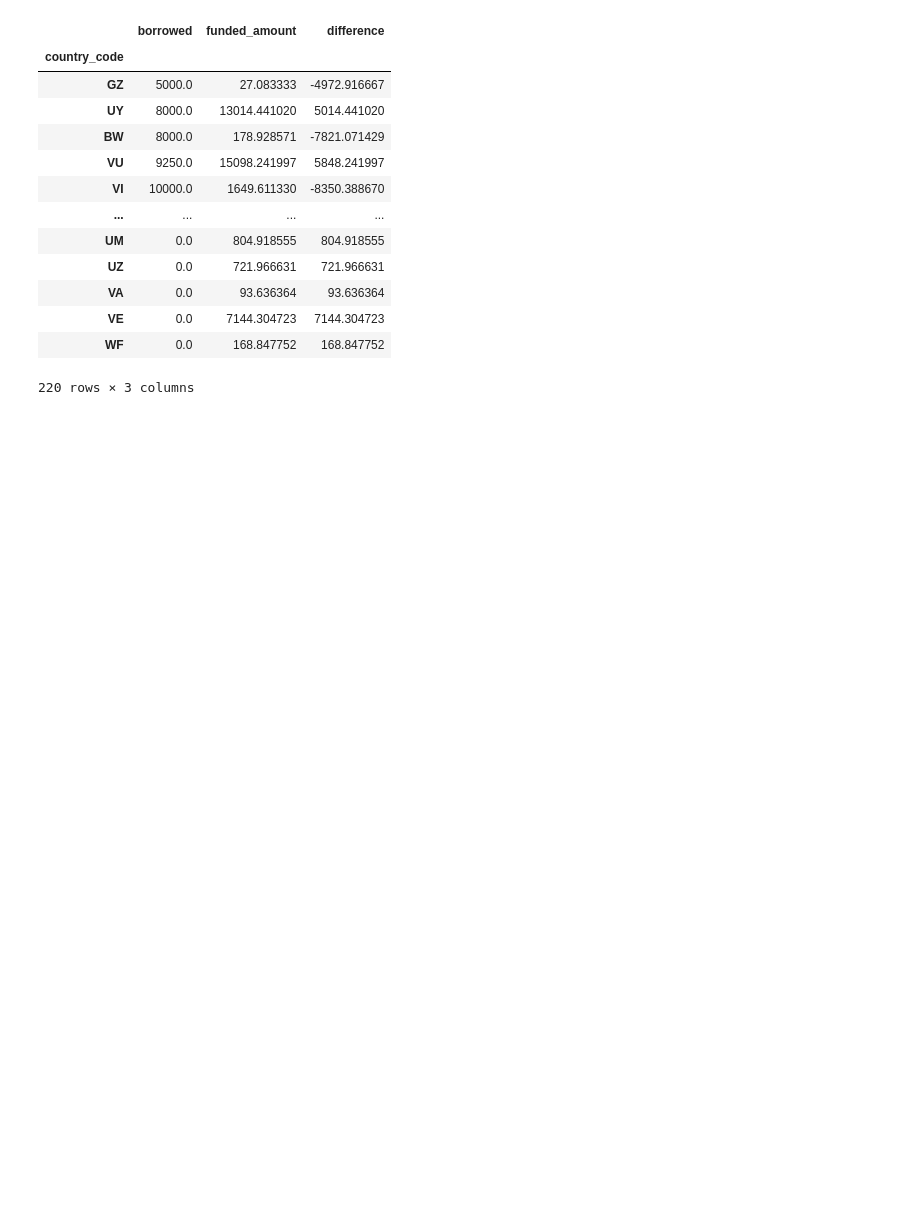
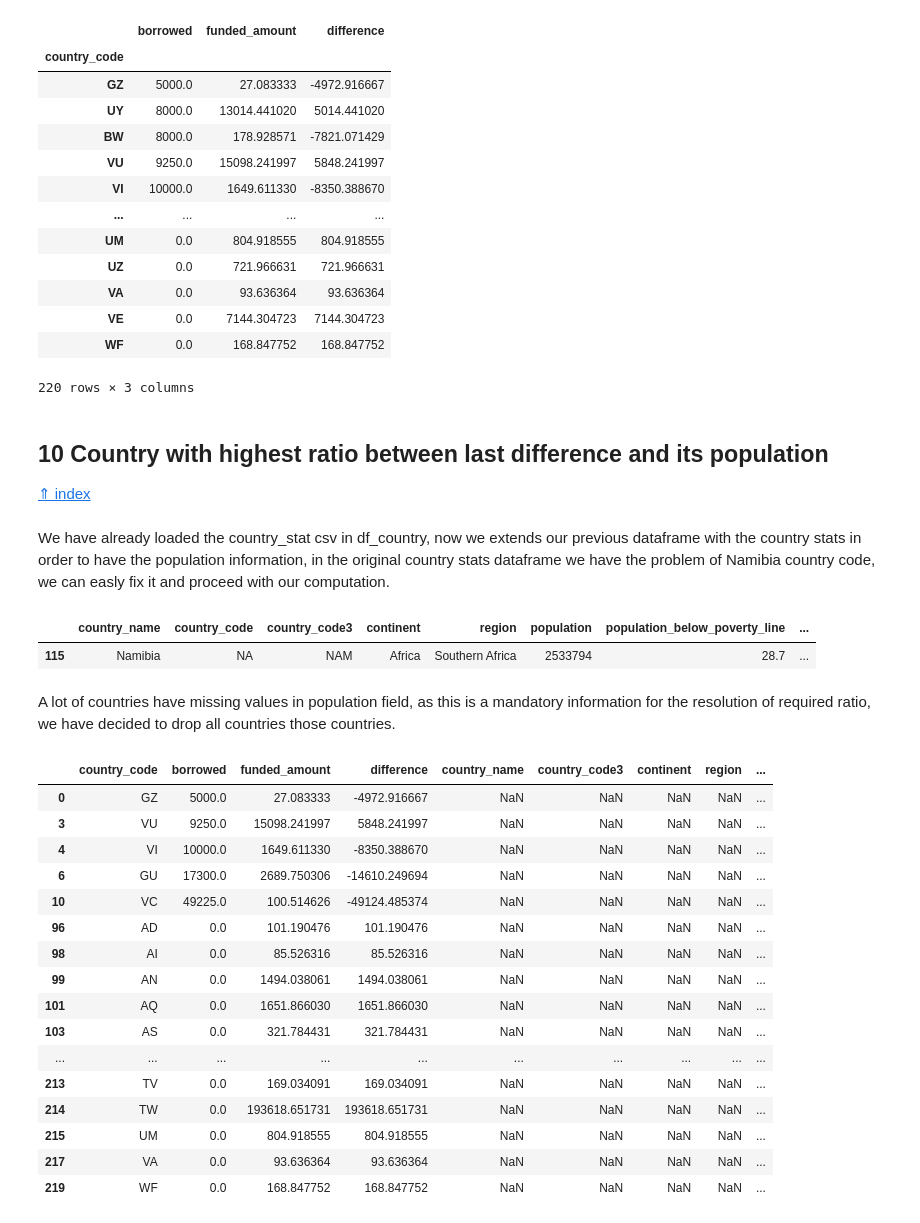
Before and after one commit to kayne87/FoCS, a Jupyter notebook: FoCS.ipynb, the cells around one changed output. Cells and saved outputs as stored; diff of their text form; code cells hidden in the pictures; blank space fills up the shorter version.

```diff
--- a/FoCS.ipynb
+++ b/FoCS.ipynb
@@ -45,7 +45,7 @@ Using **Vectorized** operations our computations are extremly faster then loopin
 %%time
 
 #FIRST AXIS
-lenders = [lender for lenders in df_loan_lenders['lenders'] for lender in lenders.split(',')]
+lenders = [for lenders in df_loan_lenders['lenders'] for lender in lenders.split(', ')]
 
 #SECOND AXIS - using vectorized operations we boost the performance using internal opimized C procedures
 loan_ids = [loan_id for loan_id in df_loan_lenders['loan_id']]
@@ -519,3 +503,40 @@ df_country_diff
 | VE | 0.0 | 7144.304723 | 7144.304723 |
 | WF | 0.0 | 168.847752 | 168.847752 |
 220 rows × 3 columns
+# %% [markdown]
+## 10 <a class="anchor" id="country_highest_ratio">Country with highest ratio between last difference and its population</a>
+
+[⇑ index](#main)
+# %% [markdown]
+We have already loaded the country_stat csv in df_country, now we extends our previous dataframe with the country stats in order to have the population information, in the original country stats dataframe we have the problem of Namibia country code, we can easly fix it and proceed with our computation.
+# %%
+df_countries.loc[df_countries["country_name"] == "Namibia", "country_code"] = "NA"
+# %%
+df_countries[df_countries["country_name"] == "Namibia"]
+# %% [output]
+|  | country_name | country_code | country_code3 | continent | region | population | population_below_poverty_line | ... |
+| 115 | Namibia | NA | NAM | Africa | Southern Africa | 2533794 | 28.7 | ... |
+# %%
+df_ratio_1 = df_country_diff.merge(df_countries, on='country_code', how='left')
+# %% [markdown]
+A lot of countries have missing values in population field, as this is a mandatory information for the resolution of required ratio, we have decided to drop all countries those countries.
+# %%
+df_ratio_1[df_ratio_1["population"].isnull()]
+# %% [output]
+|  | country_code | borrowed | funded_amount | difference | country_name | country_code3 | continent | region | ... |
+| 0 | GZ | 5000.0 | 27.083333 | -4972.916667 | NaN | NaN | NaN | NaN | ... |
+| 3 | VU | 9250.0 | 15098.241997 | 5848.241997 | NaN | NaN | NaN | NaN | ... |
+| 4 | VI | 10000.0 | 1649.611330 | -8350.388670 | NaN | NaN | NaN | NaN | ... |
+| 6 | GU | 17300.0 | 2689.750306 | -14610.249694 | NaN | NaN | NaN | NaN | ... |
+| 10 | VC | 49225.0 | 100.514626 | -49124.485374 | NaN | NaN | NaN | NaN | ... |
+| 96 | AD | 0.0 | 101.190476 | 101.190476 | NaN | NaN | NaN | NaN | ... |
+| 98 | AI | 0.0 | 85.526316 | 85.526316 | NaN | NaN | NaN | NaN | ... |
+| 99 | AN | 0.0 | 1494.038061 | 1494.038061 | NaN | NaN | NaN | NaN | ... |
+| 101 | AQ | 0.0 | 1651.866030 | 1651.866030 | NaN | NaN | NaN | NaN | ... |
+| 103 | AS | 0.0 | 321.784431 | 321.784431 | NaN | NaN | NaN | NaN | ... |
+| ... | ... | ... | ... | ... | ... | ... | ... | ... | ... |
+| 213 | TV | 0.0 | 169.034091 | 169.034091 | NaN | NaN | NaN | NaN | ... |
+| 214 | TW | 0.0 | 193618.651731 | 193618.651731 | NaN | NaN | NaN | NaN | ... |
+| 215 | UM | 0.0 | 804.918555 | 804.918555 | NaN | NaN | NaN | NaN | ... |
+| 217 | VA | 0.0 | 93.636364 | 93.636364 | NaN | NaN | NaN | NaN | ... |
+| 219 | WF | 0.0 | 168.847752 | 168.847752 | NaN | NaN | NaN | NaN | ... |
```
Also changed, not shown: parts of 14 cells of this notebook, 1 other file.
